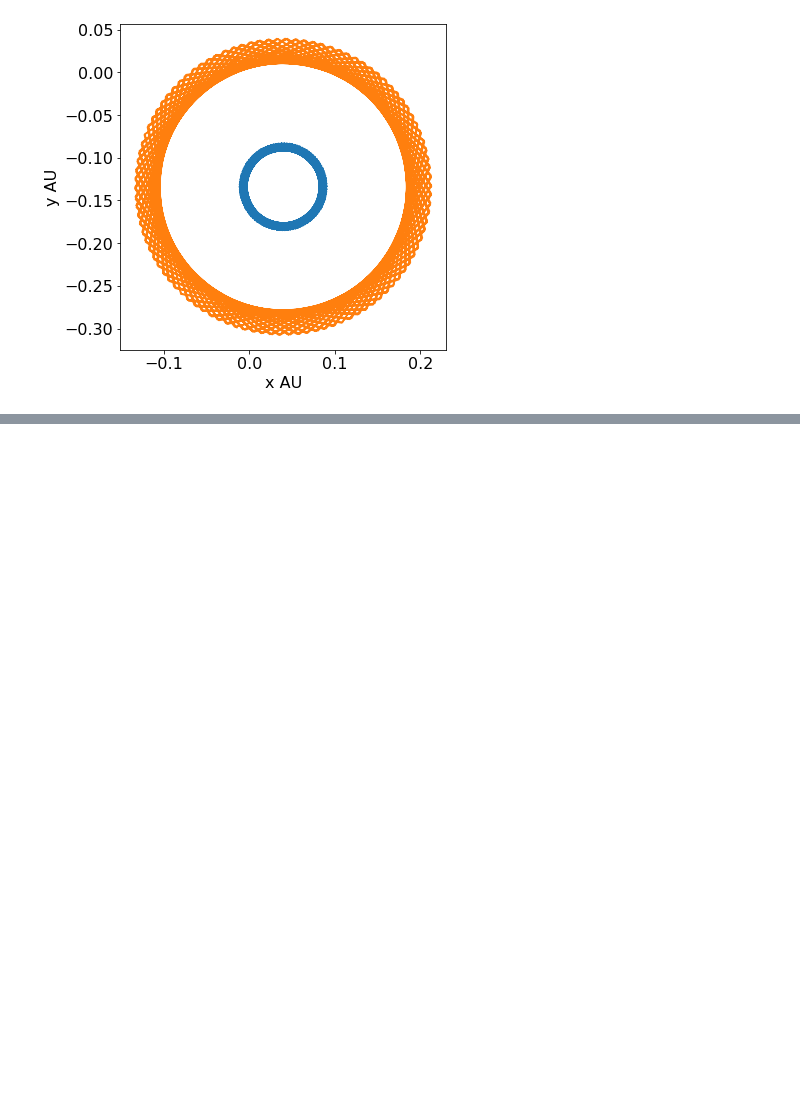
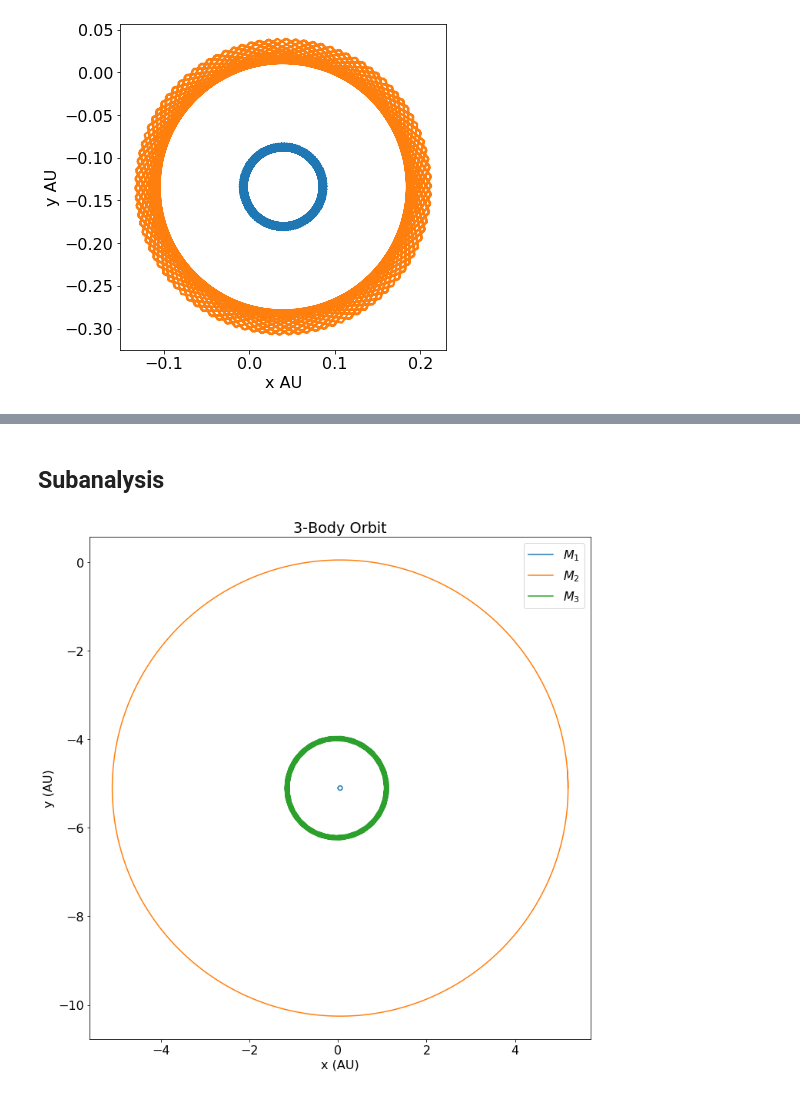
Before and after one commit to SeanMurphy23/CircumbinaryPlanet, a Jupyter notebook: CircumbinaryPlanet_HP.ipynb, the cells around one changed output, grey strips where cells are left out. Drawn from its saved outputs; the diff is of its cells as text; code cells hidden in the pictures; blank space fills up the shorter version.

```diff
--- a/CircumbinaryPlanet_HP.ipynb
+++ b/CircumbinaryPlanet_HP.ipynb
@@ -583,0 +341,14 @@ MovieWriter ffmpeg unavailable; trying to use <class 'matplotlib.animation.Pillo
+# %% [markdown]
+## Subanalysis
+# %%
+#What would happen if Jupiter was 10 times its current mass?
+#initial conditions, sun jupiter earth
+
+Mearth = (u.Mearth/u.Msun)
+system1 = three_body(1,10*Mjup,1*Mearth,5.2,1)
+
+#1 earth rotation
+system1.solve_3body(12)
+system1.plots()
+# %% [output]
+[figure, added]
```
Also changed, not shown: parts of 27 cells of this notebook.
